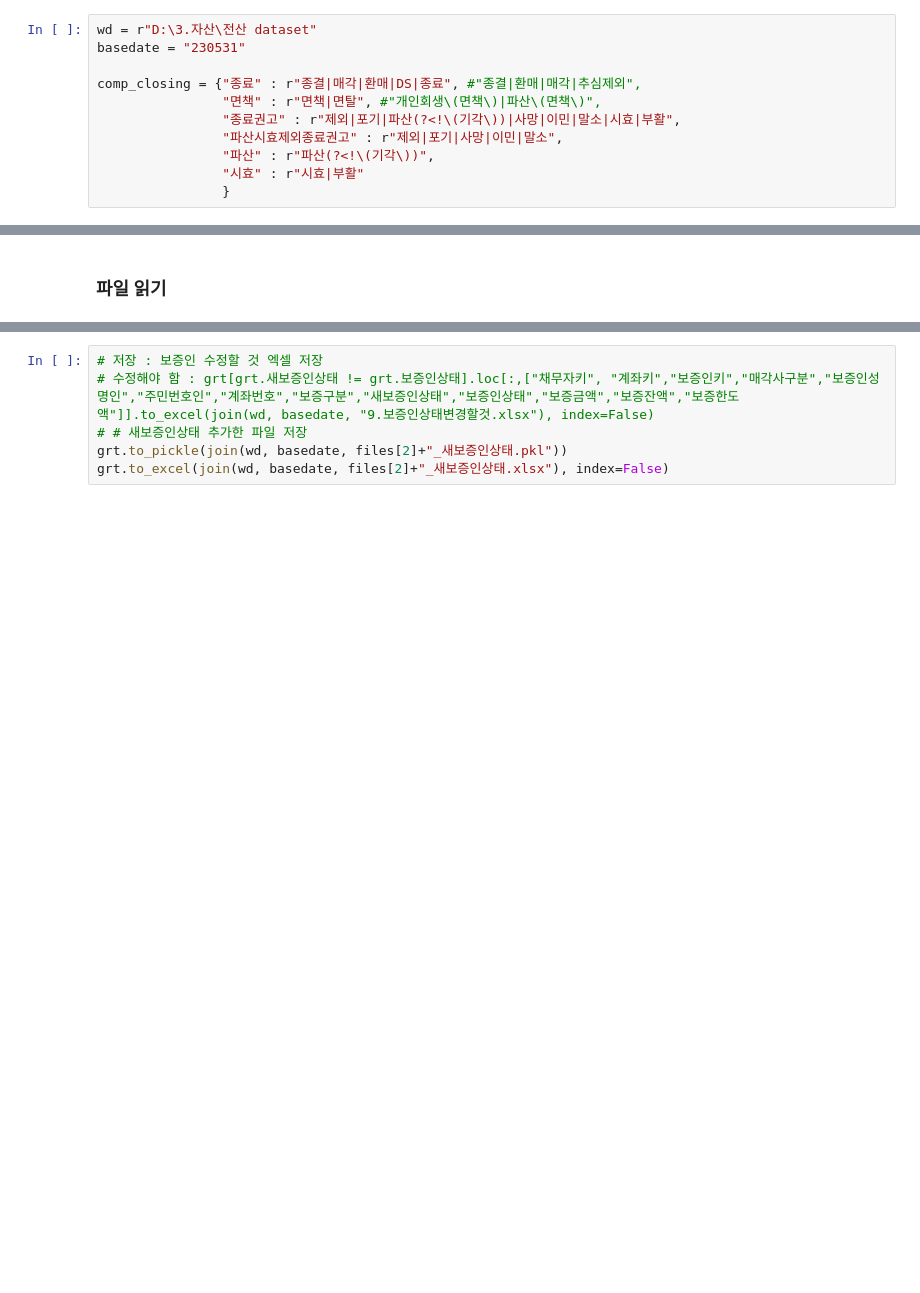
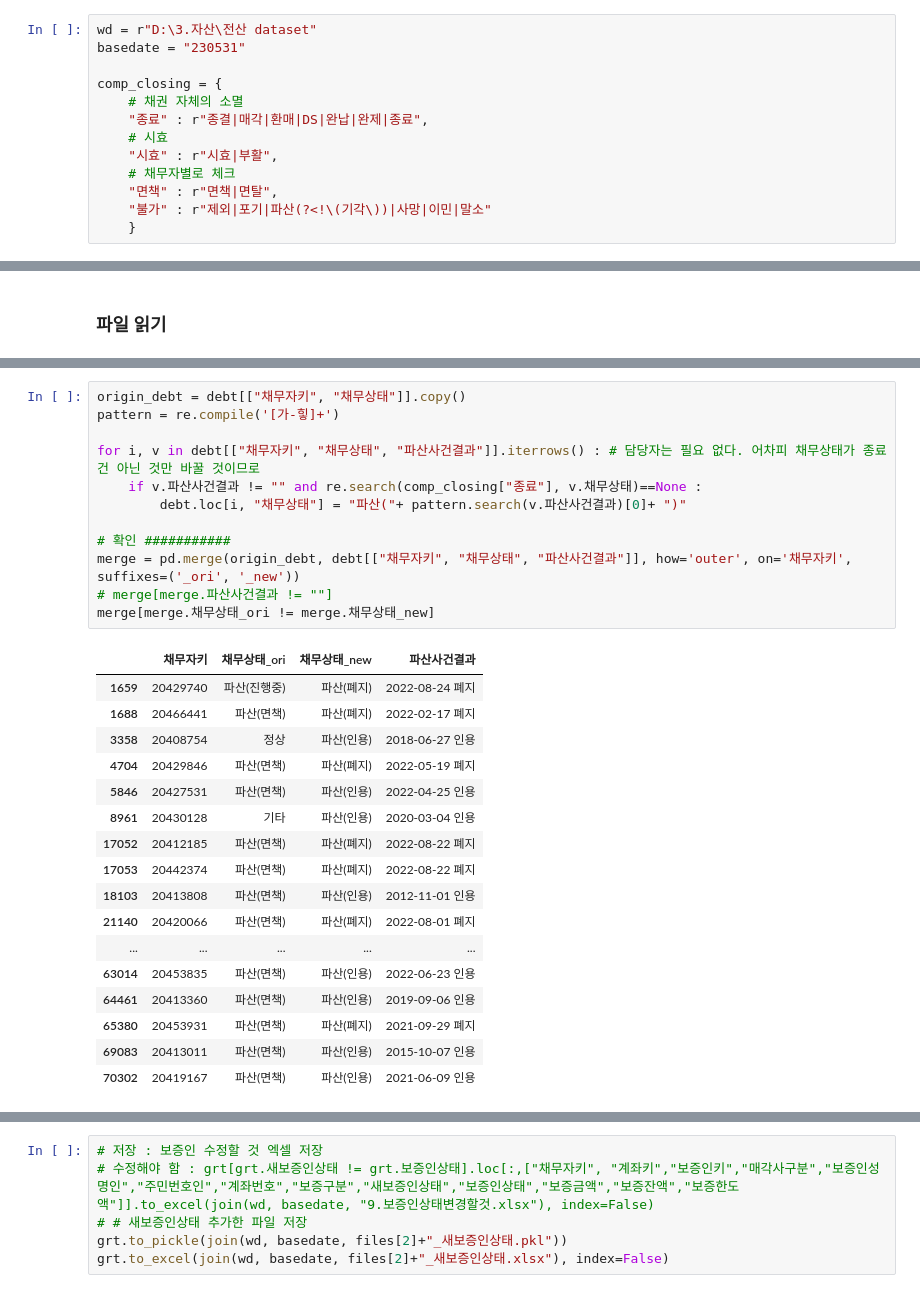
Before and after one commit to jbmyou/python_work, a Jupyter notebook: fileNaming/전산_자산정리_솔림2.ipynb, the cells around one changed output, grey strips where cells are left out. Saved outputs shown, nothing was run; the diff lists cells and outputs as text; blank space fills up the shorter version.

```diff
--- a/fileNaming/전산_자산정리_솔림2.ipynb
+++ b/fileNaming/전산_자산정리_솔림2.ipynb
@@ -24,10 +24,12 @@ event_dtype = {'채무자키':str, '계좌키':str, '법조치키':str, '관할
 wd = r"D:\3.자산\전산 dataset"
 basedate = "230531"
 
-comp_closing = {"종료" : r"종결|매각|환매|DS|종료", #"종결|환매|매각|추심제외",
-                "면책" : r"면책|면탈", #"개인회생\(면책\)|파산\(면책\)",
-                "종료권고" : r"제외|포기|파산(?<!\(기각\))|사망|이민|말소|시효|부활",
-                "파산시효제외종료권고" : r"제외|포기|사망|이민|말소",
-                "파산" : r"파산(?<!\(기각\))",
-                "시효" : r"시효|부활"
-                }
+comp_closing = {
+    # 채권 자체의 소멸
+    "종료" : r"종결|매각|환매|DS|완납|완제|종료",
+    # 시효
+    "시효" : r"시효|부활",
+    # 채무자별로 체크
+    "면책" : r"면책|면탈",
+    "불가" : r"제외|포기|파산(?<!\(기각\))|사망|이민|말소"
+    }
@@ -102,0 +101,30 @@ account.reset_index(drop=True, inplace=True)
+# %%
+origin_debt = debt[["채무자키", "채무상태"]].copy()
+pattern = re.compile('[가-힣]+')
+
+for i, v in debt[["채무자키", "채무상태", "파산사건결과"]].iterrows() : # 담당자는 필요 없다. 어차피 채무상태가 종료건 아닌 것만 바꿀 것이므로
+    if v.파산사건결과 != "" and re.search(comp_closing["종료"], v.채무상태)==None :
+        debt.loc[i, "채무상태"] = "파산("+ pattern.search(v.파산사건결과)[0]+ ")"
+
+# 확인 ###########
+merge = pd.merge(origin_debt, debt[["채무자키", "채무상태", "파산사건결과"]], how='outer', on='채무자키', suffixes=('_ori', '_new'))
+# merge[merge.파산사건결과 != ""]
+merge[merge.채무상태_ori != merge.채무상태_new]
+# %% [output]
+|  | 채무자키 | 채무상태_ori | 채무상태_new | 파산사건결과 |
+| 1659 | 20429740 | 파산(진행중) | 파산(폐지) | 2022-08-24 폐지 |
+| 1688 | 20466441 | 파산(면책) | 파산(폐지) | 2022-02-17 폐지 |
+| 3358 | 20408754 | 정상 | 파산(인용) | 2018-06-27 인용 |
+| 4704 | 20429846 | 파산(면책) | 파산(폐지) | 2022-05-19 폐지 |
+| 5846 | 20427531 | 파산(면책) | 파산(인용) | 2022-04-25 인용 |
+| 8961 | 20430128 | 기타 | 파산(인용) | 2020-03-04 인용 |
+| 17052 | 20412185 | 파산(면책) | 파산(폐지) | 2022-08-22 폐지 |
+| 17053 | 20442374 | 파산(면책) | 파산(폐지) | 2022-08-22 폐지 |
+| 18103 | 20413808 | 파산(면책) | 파산(인용) | 2012-11-01 인용 |
+| 21140 | 20420066 | 파산(면책) | 파산(폐지) | 2022-08-01 폐지 |
+| ... | ... | ... | ... | ... |
+| 63014 | 20453835 | 파산(면책) | 파산(인용) | 2022-06-23 인용 |
+| 64461 | 20413360 | 파산(면책) | 파산(인용) | 2019-09-06 인용 |
+| 65380 | 20453931 | 파산(면책) | 파산(폐지) | 2021-09-29 폐지 |
+| 69083 | 20413011 | 파산(면책) | 파산(인용) | 2015-10-07 인용 |
+| 70302 | 20419167 | 파산(면책) | 파산(인용) | 2021-06-09 인용 |
```
Also changed, not shown: parts of 43 cells of this notebook, 2 other files.
